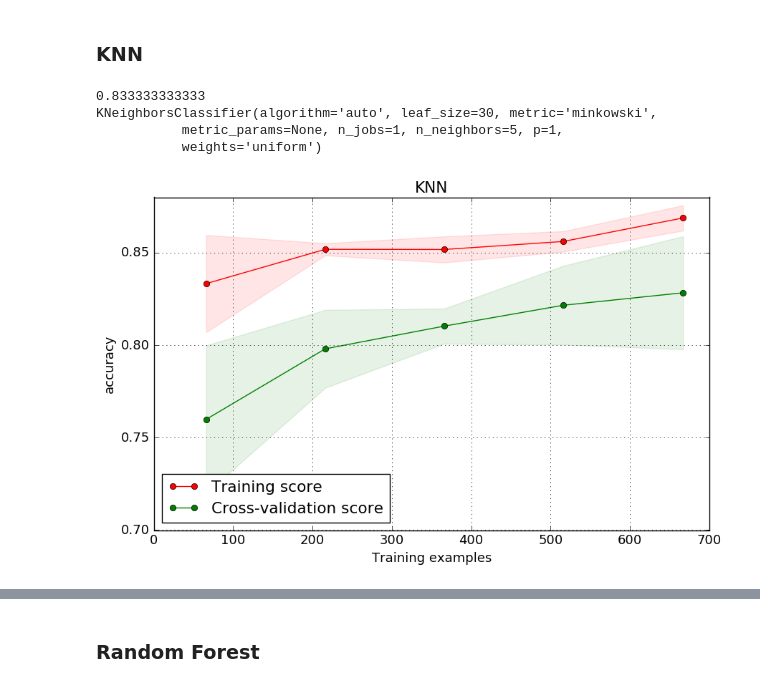
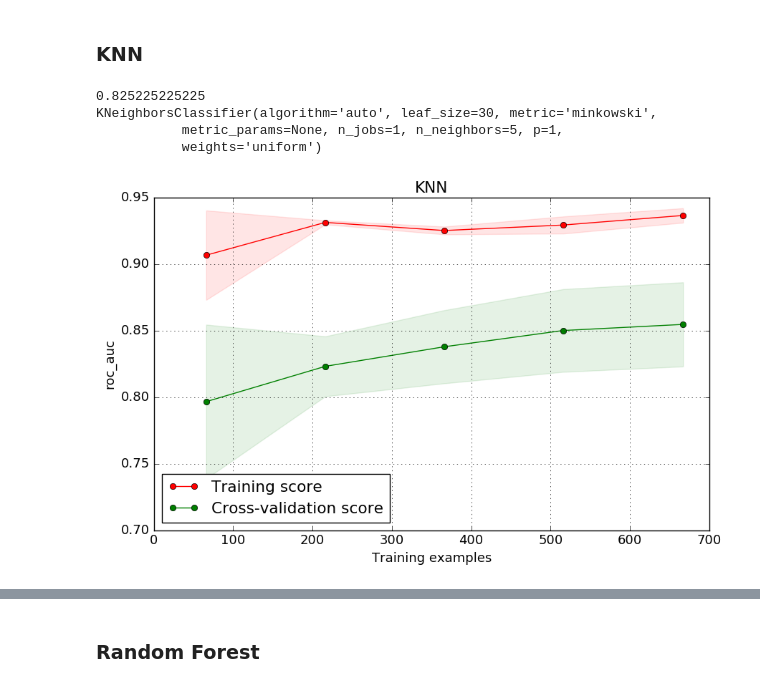
Before and after one commit to qiuqm/titanic, a Jupyter notebook: titanic_authurliu.ipynb, the cells around one changed output, grey strips where cells are left out. Drawn from its saved outputs; the diff is of its cells as text; code cells hidden in the pictures.

```diff
--- a/titanic_authurliu.ipynb
+++ b/titanic_authurliu.ipynb
@@ -445,0 +465,3 @@ test.drop(labels=['Name', 'Names', 'Cabin', 'Ticket', 'Age', 'Fare'], axis=1, in
+# %%
+train = train.replace({'Title': {'Officer': 'Notitle', 'Sir': 'Notitle', 'Lady': 'Notitle'}})
+test = test.replace({'Title': {'Officer': 'Notitle', 'Sir': 'Notitle', 'Lady': 'Notitle'}})
@@ -488,7 +518,7 @@ memory usage: 71.9 KB
 # %%
 from sklearn.model_selection import learning_curve
 def plot_learning_curve(estimator, title, X, y, ylim=None, cv=None,
-                        n_jobs=1, train_sizes=np.linspace(.1, 1.0, 5), scoring='accuracy'):
+                        n_jobs=1, train_sizes=np.linspace(.1, 1.0, 5), scoring='roc_auc'):
     plt.figure(figsize=(10,6))
     plt.title(title)
     if ylim is not None:
@@ -539,10 +569,11 @@ def plot_roc_curve(estimator, X, y, title):
 # %%
 X = train.drop(['Survived'], axis=1)
 y = train.Survived
-X_train, X_test, y_train, y_test = train_test_split(X, y, test_size=0.1,random_state=42)
+X_train, X_test, y_train, y_test = train_test_split(X, y, test_size=0.2,random_state=42)
 # %%
-from sklearn.metrics import accuracy_score
-scoring = make_scorer(accuracy_score, greater_is_better=True)
+#from sklearn.metrics import accuracy_score
+from sklearn.metrics import roc_auc_score
+scoring = make_scorer(roc_auc_score, greater_is_better=True)
 # %% [markdown]
 ### KNN
 # %%
@@ -551,12 +582,12 @@ KNN = KNeighborsClassifier(weights='uniform')
 parameters = {'n_neighbors':[3,4,5], 'p':[1,2]}
 clf_knn = get_model(KNN, parameters, X_train, y_train, scoring)
 # %%
-print (accuracy_score(y_test, clf_knn.predict(X_test)))
+print (roc_auc_score(y_test, clf_knn.predict(X_test)))
 print (clf_knn)
-plot_learning_curve(clf_knn, 'KNN', X, y, cv=4);
+plot_learning_curve(clf_knn, 'KNN', X, y, cv=4, scoring='roc_auc');
 # %% [output]
-0.833333333333
+0.825225225225
 KNeighborsClassifier(algorithm='auto', leaf_size=30, metric='minkowski',
            metric_params=None, n_jobs=1, n_neighbors=5, p=1,
            weights='uniform')
-[figure, old version]
+[figure, new version]
```
Also changed, not shown: parts of 25 cells of this notebook.
